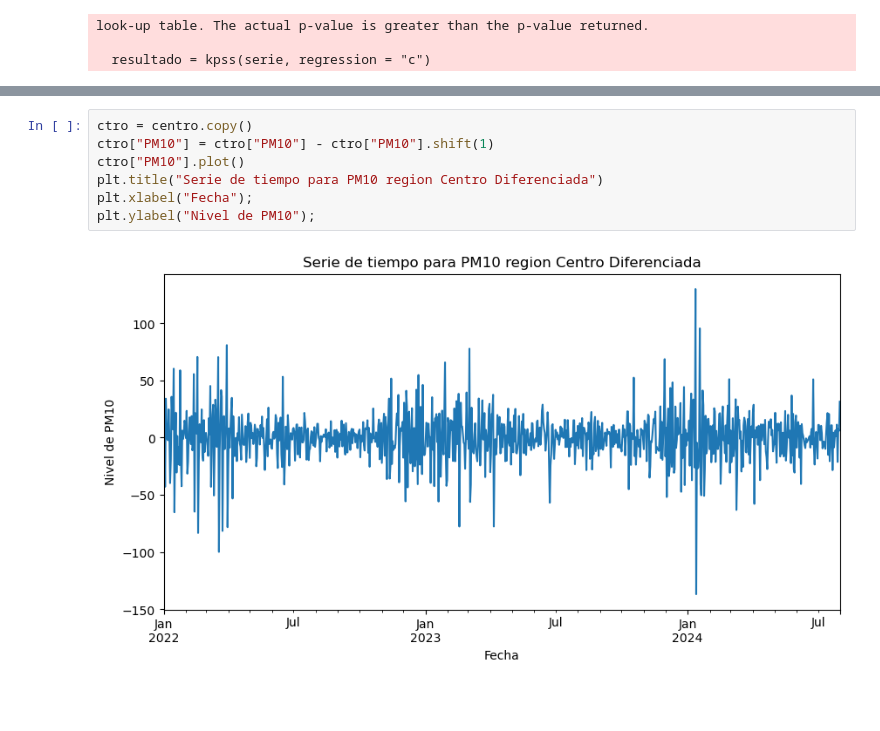
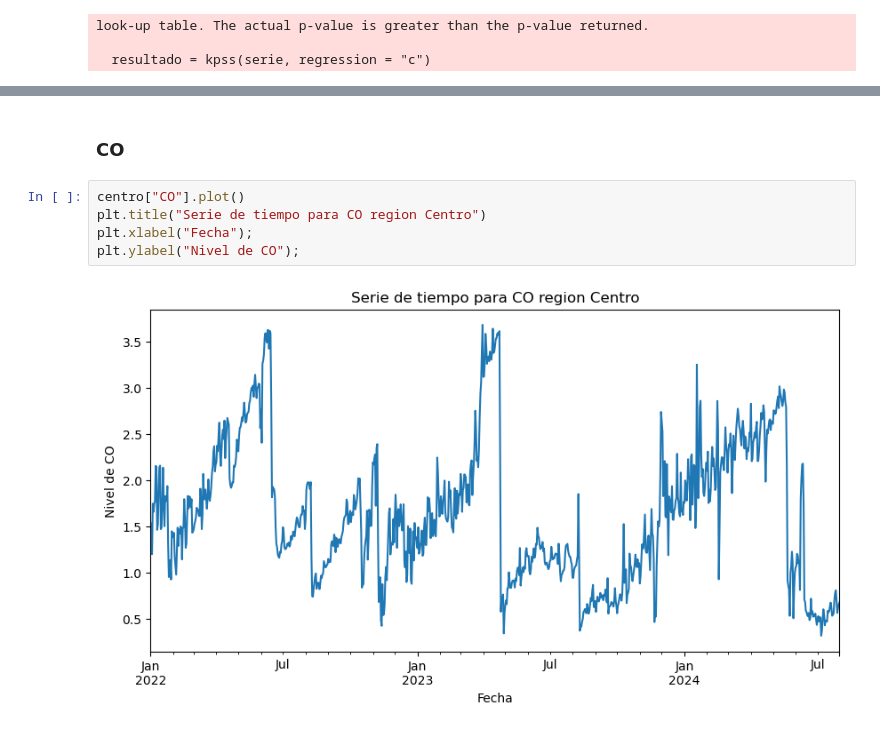
Before and after one commit to AdrianMateos-A01722496/Multivariados, a Jupyter notebook: transformacion_series_tiempo_RETO.ipynb, the cells around one changed output, grey strips where cells are left out. Cells and saved outputs as stored; diff of their text form; blank space fills up the shorter version.

```diff
--- a/transformacion_series_tiempo_RETO.ipynb
+++ b/transformacion_series_tiempo_RETO.ipynb
@@ -159,9 +155,9 @@ $$
+# %% [markdown]
+### CO
 # %%
-ctro = centro.copy()
-ctro["PM10"] = ctro["PM10"] - ctro["PM10"].shift(1)
-ctro["PM10"].plot()
-plt.title("Serie de tiempo para PM10 region Centro Diferenciada")
+centro["CO"].plot()
+plt.title("Serie de tiempo para CO region Centro")
 plt.xlabel("Fecha");
-plt.ylabel("Nivel de PM10");
+plt.ylabel("Nivel de CO");
 # %% [output]
-[figure, old version]
+[figure, new version]
```
Also changed, not shown: parts of 25 cells of this notebook.
